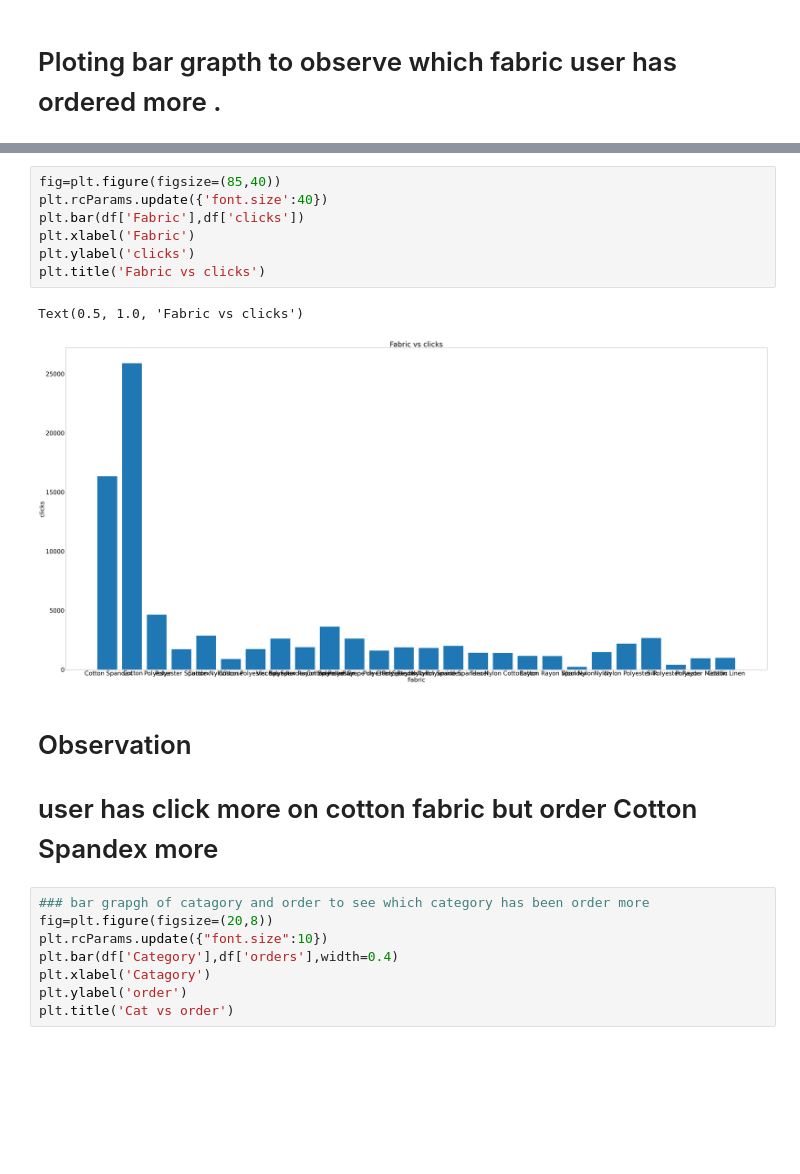
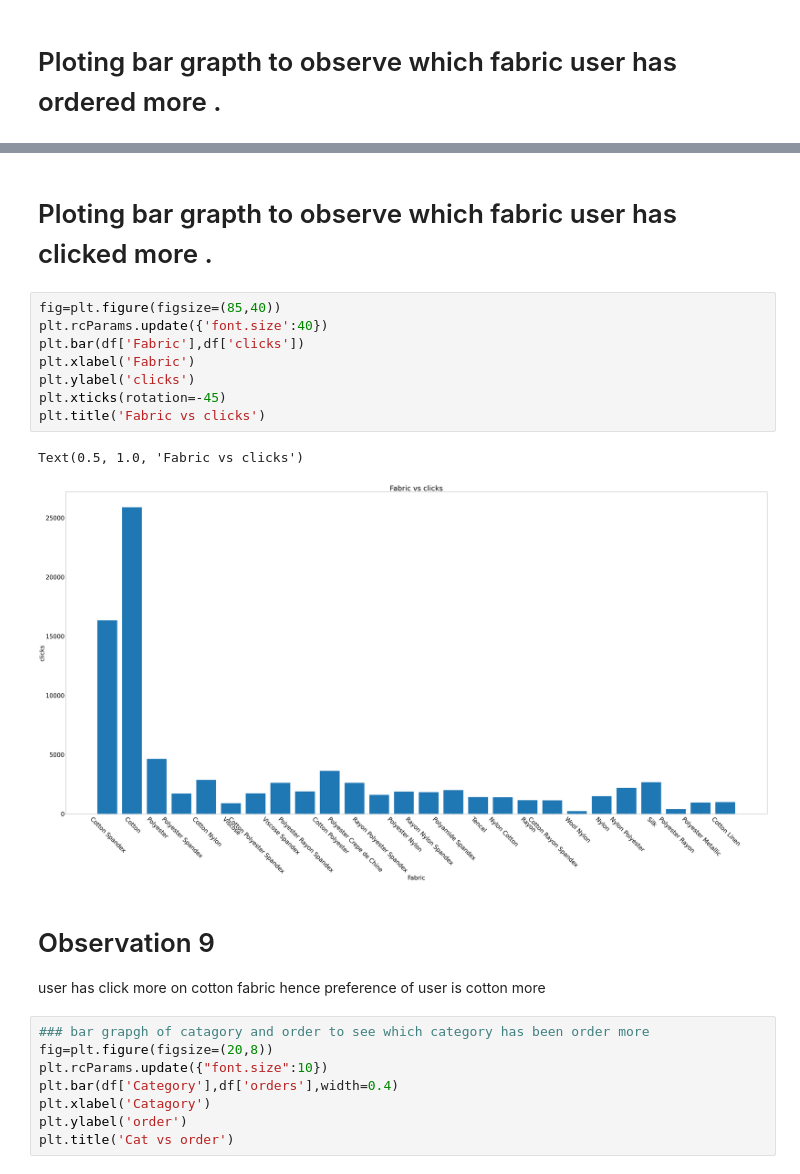
Before and after one commit to prashant0708/Data-Analytics-project, a Jupyter notebook: company raw data_Product discription .ipynb, the cells around one changed output, grey strips where cells are left out. Drawn from its saved outputs; the diff is of its cells as text; blank space fills up the shorter version.

```diff
--- a/company raw data_Product discription .ipynb
+++ b/company raw data_Product discription .ipynb
@@ -203,17 +292,20 @@ plt.show()
 user has ordered Cotton Spandex more, if we add more Cotton Spandex product may order frequency increase
-# %%
-fig=plt.figure(figsize=(85,40))
-plt.rcParams.update({'font.size':40})
-plt.bar(df['Fabric'],df['clicks'])
-plt.xlabel('Fabric')
-plt.ylabel('clicks')
-plt.title('Fabric vs clicks')
-# %% [output]
-Text(0.5, 1.0, 'Fabric vs clicks')
-[figure, removed]
+# %% [markdown]
+# Ploting bar grapth to observe which fabric user has clicked more .
+# %%
+fig=plt.figure(figsize=(85,40))
+plt.rcParams.update({'font.size':40})
+plt.bar(df['Fabric'],df['clicks'])
+plt.xlabel('Fabric')
+plt.ylabel('clicks')
+plt.xticks(rotation=-45)
+plt.title('Fabric vs clicks')
+# %% [output]
+Text(0.5, 1.0, 'Fabric vs clicks')
+[figure, added]
 # %% [markdown]
-# Observation
-# user has click more on cotton fabric but order Cotton Spandex more
+# Observation 9
+ user has click more on cotton fabric hence preference of user is cotton more
 # %%
 ### bar grapgh of catagory and order to see which category has been order more
 fig=plt.figure(figsize=(20,8))
```
Also changed, not shown: parts of 31 cells of this notebook, 5 other files.
